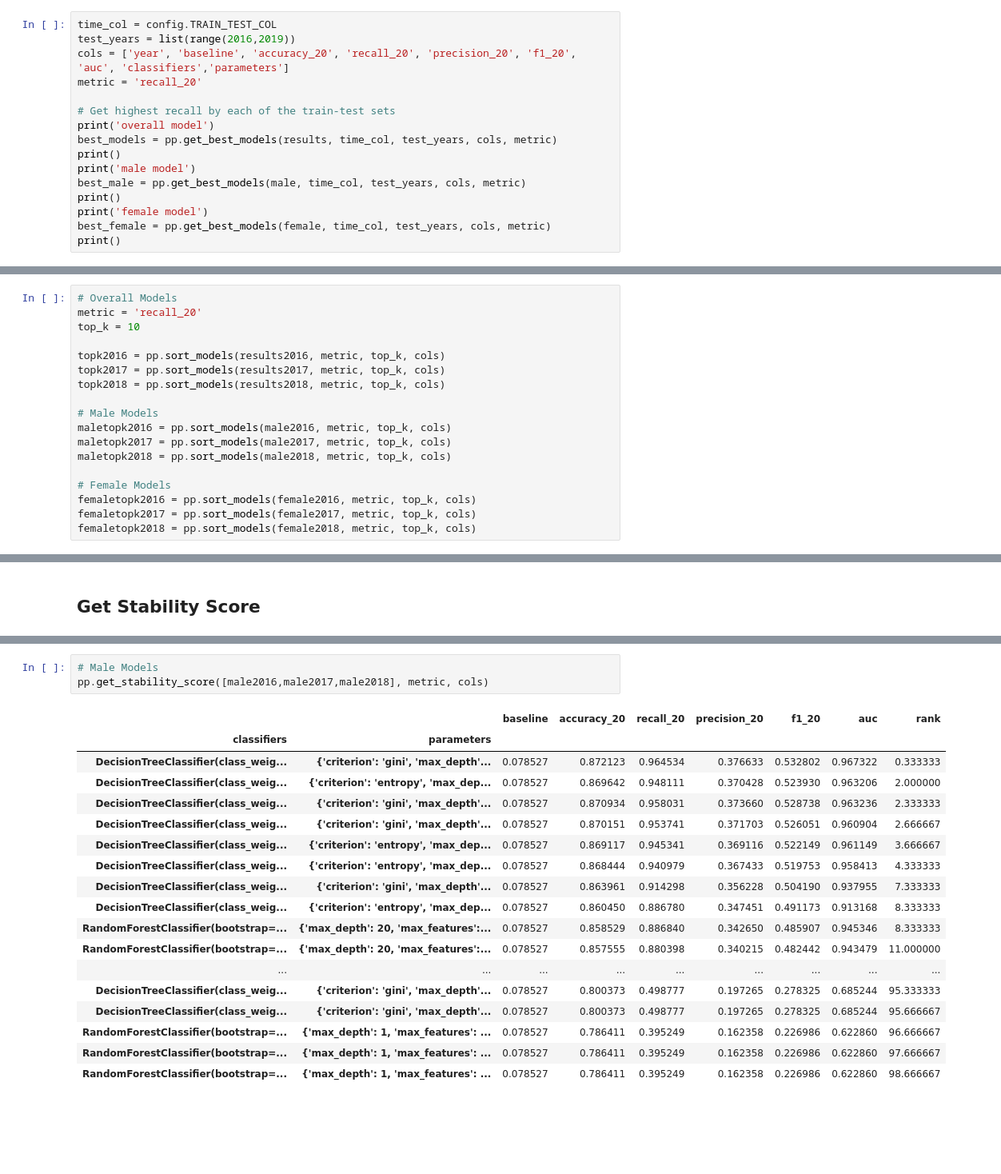
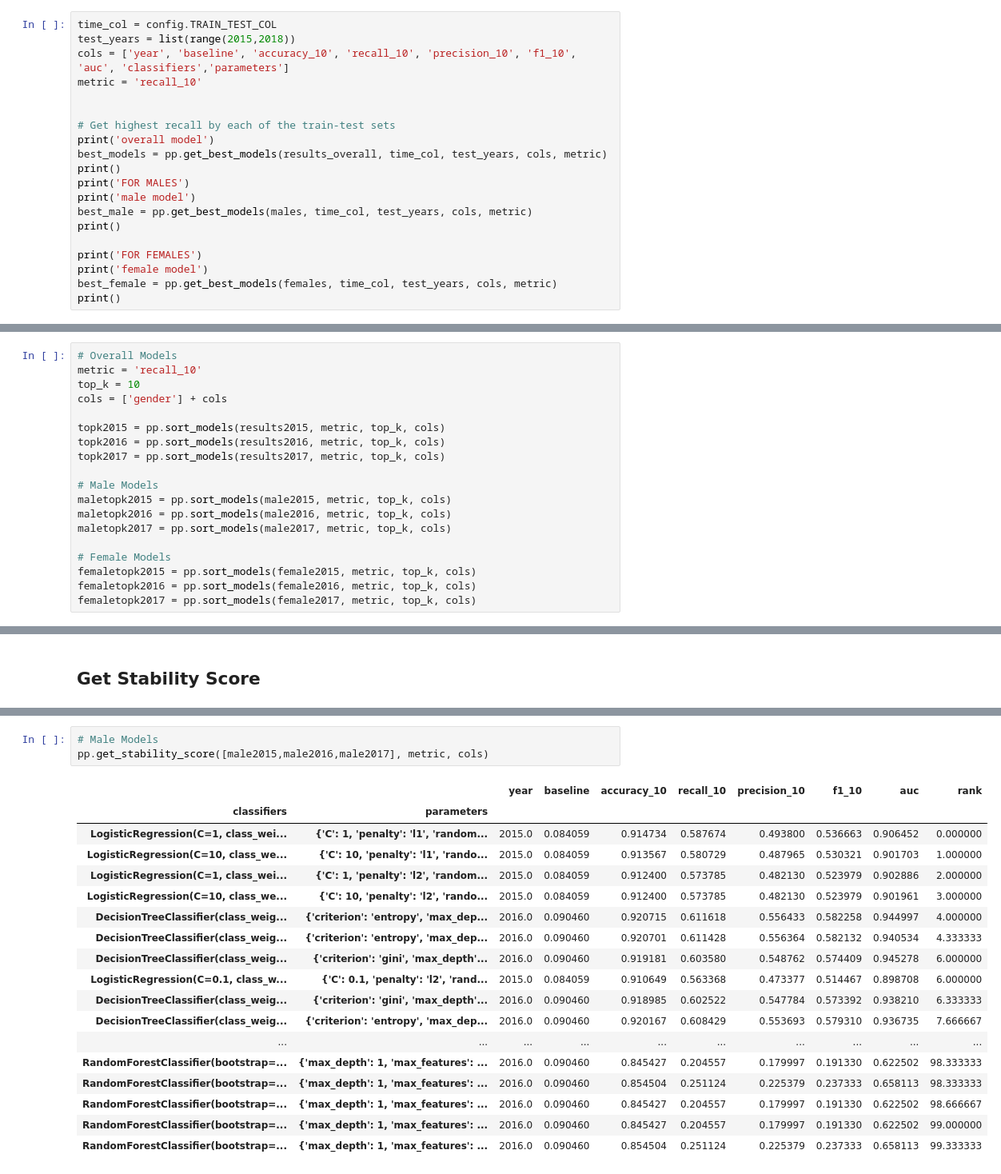
Before and after one commit to laurenjli/ml-nc-recidivism, a Jupyter notebook: source/bestmodels_overall.ipynb, the cells around one changed output, grey strips where cells are left out. Shown at 80% size. Saved outputs shown, nothing was run; the diff lists cells and outputs as text; blank space fills up the shorter version.

```diff
--- a/source/bestmodels_overall.ipynb
+++ b/source/bestmodels_overall.ipynb
@@ -82,19 +92,23 @@ print(len(female2018))
 ## Get best model by train-test sets
 # %%
 time_col = config.TRAIN_TEST_COL
-test_years = list(range(2016,2019))
-cols = ['year', 'baseline', 'accuracy_20', 'recall_20', 'precision_20', 'f1_20', 'auc', 'classifiers','parameters']
-metric = 'recall_20'
+test_years = list(range(2015,2018))
+cols = ['year', 'baseline', 'accuracy_10', 'recall_10', 'precision_10', 'f1_10', 'auc', 'classifiers','parameters']
+metric = 'recall_10'
+
 
 # Get highest recall by each of the train-test sets
 print('overall model')
-best_models = pp.get_best_models(results, time_col, test_years, cols, metric)
+best_models = pp.get_best_models(results_overall, time_col, test_years, cols, metric)
 print()
+print('FOR MALES')
 print('male model')
-best_male = pp.get_best_models(male, time_col, test_years, cols, metric)
+best_male = pp.get_best_models(males, time_col, test_years, cols, metric)
 print()
+
+print('FOR FEMALES')
 print('female model')
-best_female = pp.get_best_models(female, time_col, test_years, cols, metric)
+best_female = pp.get_best_models(females, time_col, test_years, cols, metric)
 print()
 # %% [output]
 overall model
@@ -141,19 +194,20 @@ best_female
 #### Top-k best models
 # %%
 # Overall Models
-metric = 'recall_20'
+metric = 'recall_10'
 top_k = 10
+cols = ['gender'] + cols
 
+topk2015 = pp.sort_models(results2015, metric, top_k, cols)
 topk2016 = pp.sort_models(results2016, metric, top_k, cols)
 topk2017 = pp.sort_models(results2017, metric, top_k, cols)
-topk2018 = pp.sort_models(results2018, metric, top_k, cols)
 
 # Male Models
+maletopk2015 = pp.sort_models(male2015, metric, top_k, cols)
 maletopk2016 = pp.sort_models(male2016, metric, top_k, cols)
 maletopk2017 = pp.sort_models(male2017, metric, top_k, cols)
-maletopk2018 = pp.sort_models(male2018, metric, top_k, cols)
 
 # Female Models
+femaletopk2015 = pp.sort_models(female2015, metric, top_k, cols)
 femaletopk2016 = pp.sort_models(female2016, metric, top_k, cols)
 femaletopk2017 = pp.sort_models(female2017, metric, top_k, cols)
-femaletopk2018 = pp.sort_models(female2018, metric, top_k, cols)
@@ -311,22 +377,22 @@ pp.get_stability_score([results2016,results2017,results2018], metric, cols)
 # %%
 # Male Models
-pp.get_stability_score([male2016,male2017,male2018], metric, cols)
+pp.get_stability_score([male2015,male2016,male2017], metric, cols)
 # %% [output]
-|  |  | baseline | accuracy_20 | recall_20 | precision_20 | f1_20 | auc | rank |
-| classifiers | parameters |  |  |  |  |  |  |  |
-| DecisionTreeClassifier(class_weig... | {'criterion': 'gini', 'max_depth'... | 0.078527 | 0.872123 | 0.964534 | 0.376633 | 0.532802 | 0.967322 | 0.333333 |
-| DecisionTreeClassifier(class_weig... | {'criterion': 'entropy', 'max_dep... | 0.078527 | 0.869642 | 0.948111 | 0.370428 | 0.523930 | 0.963206 | 2.000000 |
-| DecisionTreeClassifier(class_weig... | {'criterion': 'gini', 'max_depth'... | 0.078527 | 0.870934 | 0.958031 | 0.373660 | 0.528738 | 0.963236 | 2.333333 |
-| DecisionTreeClassifier(class_weig... | {'criterion': 'gini', 'max_depth'... | 0.078527 | 0.870151 | 0.953741 | 0.371703 | 0.526051 | 0.960904 | 2.666667 |
-| DecisionTreeClassifier(class_weig... | {'criterion': 'entropy', 'max_dep... | 0.078527 | 0.869117 | 0.945341 | 0.369116 | 0.522149 | 0.961149 | 3.666667 |
-| DecisionTreeClassifier(class_weig... | {'criterion': 'entropy', 'max_dep... | 0.078527 | 0.868444 | 0.940979 | 0.367433 | 0.519753 | 0.958413 | 4.333333 |
-| DecisionTreeClassifier(class_weig... | {'criterion': 'gini', 'max_depth'... | 0.078527 | 0.863961 | 0.914298 | 0.356228 | 0.504190 | 0.937955 | 7.333333 |
-| DecisionTreeClassifier(class_weig... | {'criterion': 'entropy', 'max_dep... | 0.078527 | 0.860450 | 0.886780 | 0.347451 | 0.491173 | 0.913168 | 8.333333 |
-| RandomForestClassifier(bootstrap=... | {'max_depth': 20, 'max_features':... | 0.078527 | 0.858529 | 0.886840 | 0.342650 | 0.485907 | 0.945346 | 8.333333 |
-| RandomForestClassifier(bootstrap=... | {'max_depth': 20, 'max_features':... | 0.078527 | 0.857555 | 0.880398 | 0.340215 | 0.482442 | 0.943479 | 11.000000 |
-| ... | ... | ... | ... | ... | ... | ... | ... | ... |
-| DecisionTreeClassifier(class_weig... | {'criterion': 'gini', 'max_depth'... | 0.078527 | 0.800373 | 0.498777 | 0.197265 | 0.278325 | 0.685244 | 95.333333 |
-| DecisionTreeClassifier(class_weig... | {'criterion': 'gini', 'max_depth'... | 0.078527 | 0.800373 | 0.498777 | 0.197265 | 0.278325 | 0.685244 | 95.666667 |
-| RandomForestClassifier(bootstrap=... | {'max_depth': 1, 'max_features': ... | 0.078527 | 0.786411 | 0.395249 | 0.162358 | 0.226986 | 0.622860 | 96.666667 |
-| RandomForestClassifier(bootstrap=... | {'max_depth': 1, 'max_features': ... | 0.078527 | 0.786411 | 0.395249 | 0.162358 | 0.226986 | 0.622860 | 97.666667 |
-| RandomForestClassifier(bootstrap=... | {'max_depth': 1, 'max_features': ... | 0.078527 | 0.786411 | 0.395249 | 0.162358 | 0.226986 | 0.622860 | 98.666667 |
+|  |  | year | baseline | accuracy_10 | recall_10 | precision_10 | f1_10 | auc | rank |
+| classifiers | parameters |  |  |  |  |  |  |  |  |
+| LogisticRegression(C=1, class_wei... | {'C': 1, 'penalty': 'l1', 'random... | 2015.0 | 0.084059 | 0.914734 | 0.587674 | 0.493800 | 0.536663 | 0.906452 | 0.000000 |
+| LogisticRegression(C=10, class_we... | {'C': 10, 'penalty': 'l1', 'rando... | 2015.0 | 0.084059 | 0.913567 | 0.580729 | 0.487965 | 0.530321 | 0.901703 | 1.000000 |
+| LogisticRegression(C=1, class_wei... | {'C': 1, 'penalty': 'l2', 'random... | 2015.0 | 0.084059 | 0.912400 | 0.573785 | 0.482130 | 0.523979 | 0.902886 | 2.000000 |
+| LogisticRegression(C=10, class_we... | {'C': 10, 'penalty': 'l2', 'rando... | 2015.0 | 0.084059 | 0.912400 | 0.573785 | 0.482130 | 0.523979 | 0.901961 | 3.000000 |
+| DecisionTreeClassifier(class_weig... | {'criterion': 'entropy', 'max_dep... | 2016.0 | 0.090460 | 0.920715 | 0.611618 | 0.556433 | 0.582258 | 0.944997 | 4.000000 |
+| DecisionTreeClassifier(class_weig... | {'criterion': 'entropy', 'max_dep... | 2016.0 | 0.090460 | 0.920701 | 0.611428 | 0.556364 | 0.582132 | 0.940534 | 4.333333 |
+| DecisionTreeClassifier(class_weig... | {'criterion': 'gini', 'max_depth'... | 2016.0 | 0.090460 | 0.919181 | 0.603580 | 0.548762 | 0.574409 | 0.945278 | 6.000000 |
+| LogisticRegression(C=0.1, class_w... | {'C': 0.1, 'penalty': 'l2', 'rand... | 2015.0 | 0.084059 | 0.910649 | 0.563368 | 0.473377 | 0.514467 | 0.898708 | 6.000000 |
+| DecisionTreeClassifier(class_weig... | {'criterion': 'gini', 'max_depth'... | 2016.0 | 0.090460 | 0.918985 | 0.602522 | 0.547784 | 0.573392 | 0.938210 | 6.333333 |
+| DecisionTreeClassifier(class_weig... | {'criterion': 'entropy', 'max_dep... | 2016.0 | 0.090460 | 0.920167 | 0.608429 | 0.553693 | 0.579310 | 0.936735 | 7.666667 |
+| ... | ... | ... | ... | ... | ... | ... | ... | ... | ... |
+| RandomForestClassifier(bootstrap=... | {'max_depth': 1, 'max_features': ... | 2016.0 | 0.090460 | 0.845427 | 0.204557 | 0.179997 | 0.191330 | 0.622502 | 98.333333 |
+| RandomForestClassifier(bootstrap=... | {'max_depth': 1, 'max_features': ... | 2016.0 | 0.090460 | 0.854504 | 0.251124 | 0.225379 | 0.237333 | 0.658113 | 98.333333 |
+| RandomForestClassifier(bootstrap=... | {'max_depth': 1, 'max_features': ... | 2016.0 | 0.090460 | 0.845427 | 0.204557 | 0.179997 | 0.191330 | 0.622502 | 98.666667 |
+| RandomForestClassifier(bootstrap=... | {'max_depth': 1, 'max_features': ... | 2016.0 | 0.090460 | 0.845427 | 0.204557 | 0.179997 | 0.191330 | 0.622502 | 99.000000 |
+| RandomForestClassifier(bootstrap=... | {'max_depth': 1, 'max_features': ... | 2016.0 | 0.090460 | 0.854504 | 0.251124 | 0.225379 | 0.237333 | 0.658113 | 99.333333 |
```
Also changed, not shown: parts of 37 cells of this notebook.
